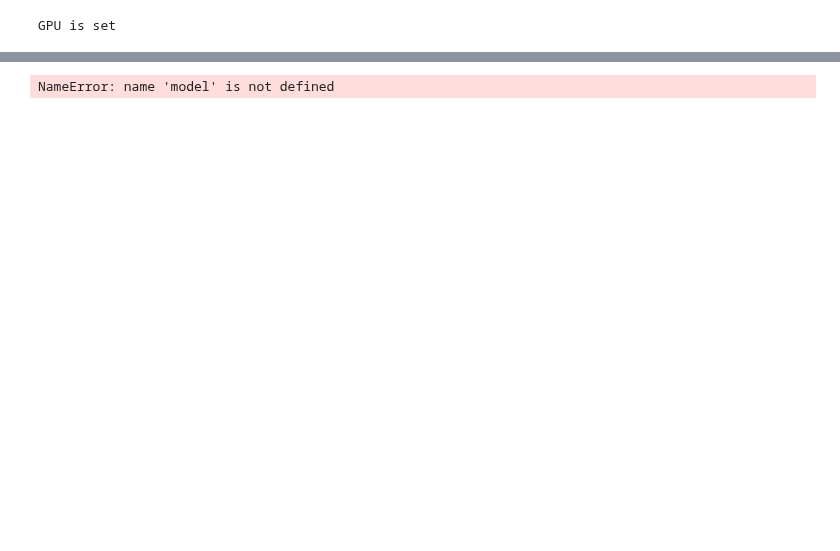
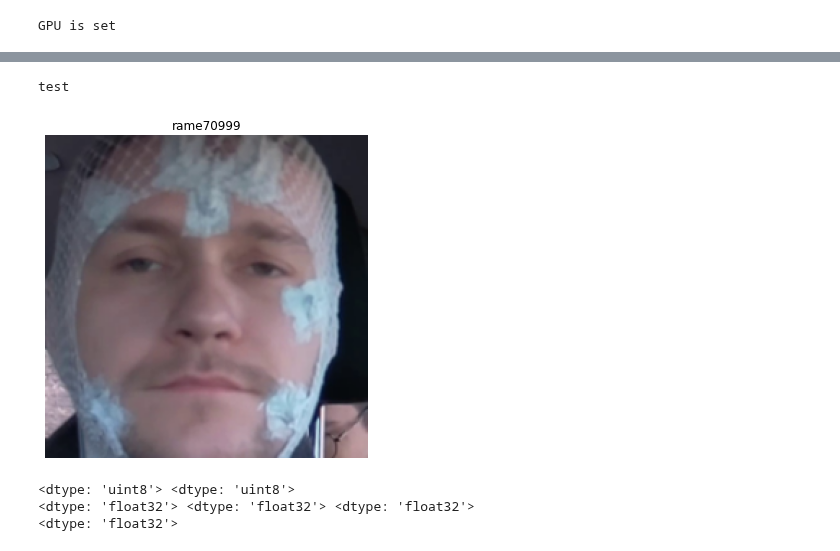
Before and after one commit to fruste/driver-drowsiness, a Jupyter notebook: code/igg_vggface.ipynb, the cells around one changed output, grey strips where cells are left out. Saved outputs shown, nothing was run; the diff lists cells and outputs as text; code cells hidden in the pictures; blank space fills up the shorter version.

```diff
--- a/code/igg_vggface.ipynb
+++ b/code/igg_vggface.ipynb
@@ -103,7 +96,7 @@ frames = range(frame_start, frame_end + 1)
 
 scale_factor = 1.04
 
-folder_path = '../frames/P11409/sleepy/frame'
+folder_path = '../frames/P11410/normal/frame'
 # %%
 import gc
 gc.collect()
@@ -154,19 +128,24 @@ ResourceExhaustedError: {{function_node __wrapped__StatelessRandomUniformV2_devi
 from numba import cuda
 device = cuda.get_current_device()
 device.reset()
+# %%
+print('test')
+# %% [output]
+test
 # %%
-path = '../frames/P11409/normal/frame301.jpg'
+frame = 70999
+path = folder_path + str(frame) + '.jpg'
 face = get_face(path, face_detector, model, scale_factor)
 
 plt.figure(figsize=(5, 5))
 ax = plt.subplot(1, 1, 1)
 ax.imshow(face)
 ax.set_title(path[-13:-4])
 ax.axis('off')
 plt.tight_layout()
 plt.show()
 # %% [output]
-NameError: name 'model' is not defined
+[figure, added]
 # %%
 import gc
 gc.collect()
@@ -184,9 +163,16 @@ def interpolate_images(baseline, image, alphas):
     print(input_x.dtype, baseline_x.dtype)
     delta = input_x - baseline_x
     delta = tf.cast(delta, tf.float32)
-    print(delta.dtype, alphas_x.dtype)
+    baseline_x = tf.cast(baseline_x, tf.float32)
+    print(baseline_x.dtype, delta.dtype, alphas_x.dtype)
     images = baseline_x +  alphas_x * delta
+    print(images.dtype)
     return images
 
 gc.collect()
 interpolated_images = interpolate_images(baseline=baseline, image=face, alphas=alphas)
+interpolated_images_int = tf.cast(interpolated_images, tf.uint8)
+# %% [output]
+<dtype: 'uint8'> <dtype: 'uint8'>
+<dtype: 'float32'> <dtype: 'float32'> <dtype: 'float32'>
+<dtype: 'float32'>
```
Also changed, not shown: parts of 11 cells of this notebook, 23 other files.
